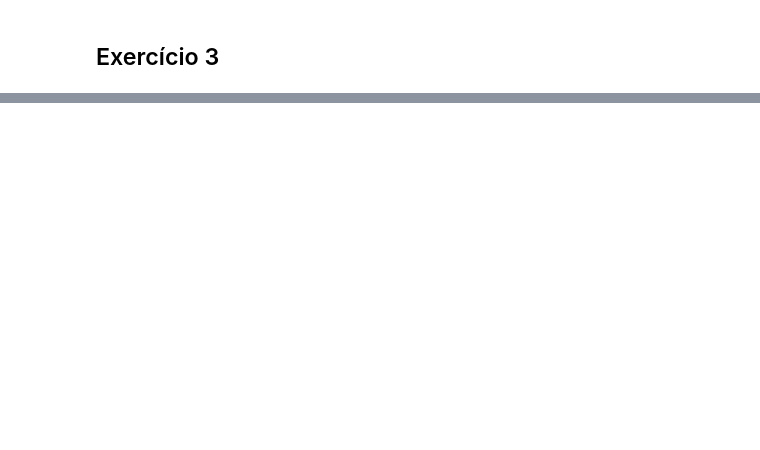
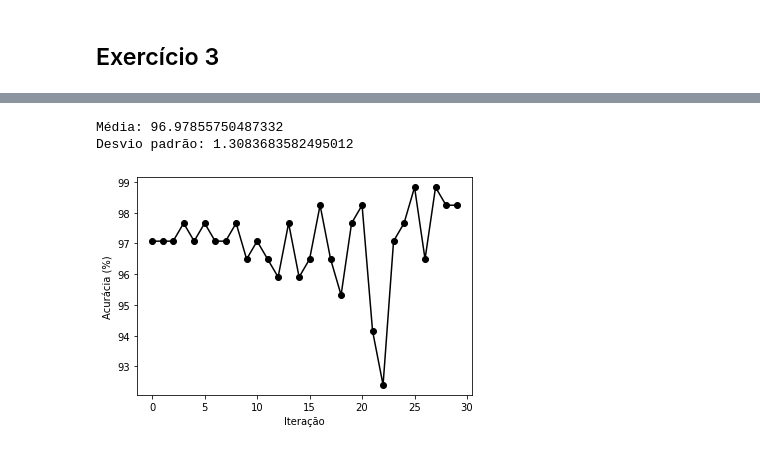
Before and after one commit to vicrsp/rna-ppgee, a Jupyter notebook: exercicios/ex4/Redes Neurais Artificiais - Exercício 4.ipynb, the cells around one changed output, grey strips where cells are left out. Cells and saved outputs as stored; diff of their text form; code cells hidden in the pictures; blank space fills up the shorter version.

```diff
--- a/exercicios/ex4/Redes Neurais Artificiais - Exercício 4.ipynb
+++ b/exercicios/ex4/Redes Neurais Artificiais - Exercício 4.ipynb
@@ -189,0 +316,8 @@ Confusion Matrix:
+# %%
+# all features
+X_train_bc, y_train_bc, X_test_bc, y_test_bc = train_test_split(X_bc_norm, y_bc)
+breast_cancer_experiment(X_train_bc, y_train_bc, X_test_bc, y_test_bc, 30)
+# %% [output]
+Média: 96.97855750487332
+Desvio padrão: 1.3083683582495012
+[figure, added]
```
Also changed, not shown: parts of 17 cells of this notebook.
